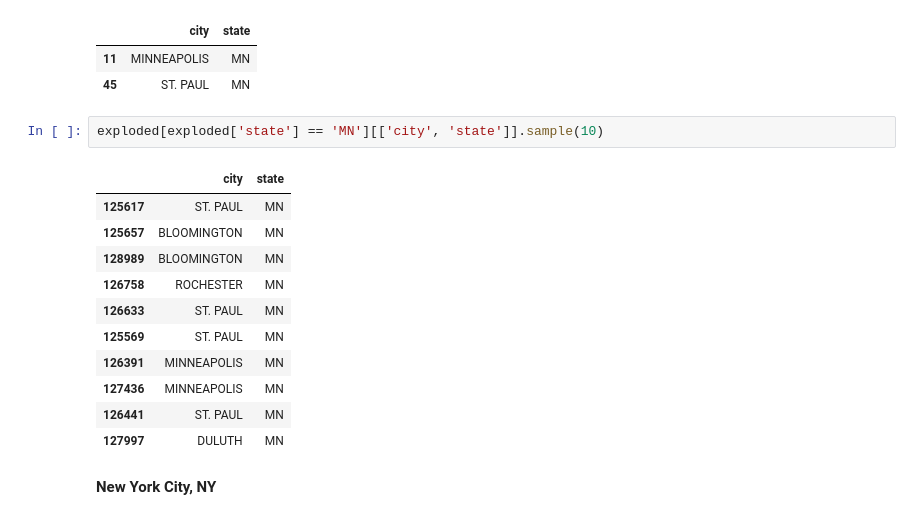
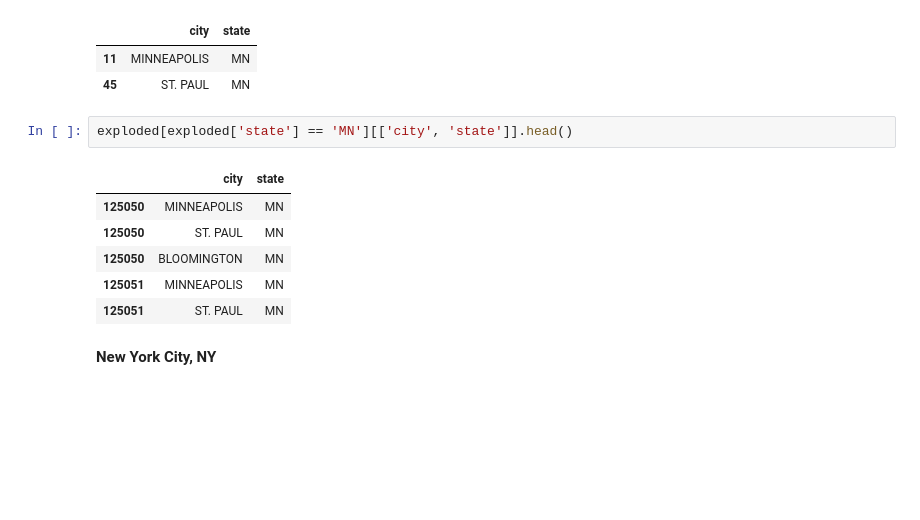
Before and after one commit to haleyej/330_final_project, a Jupyter notebook: process_data.ipynb, the cells around one changed output. Cells and saved outputs as stored; diff of their text form; blank space fills up the shorter version.

```diff
--- a/process_data.ipynb
+++ b/process_data.ipynb
@@ -99,19 +111,14 @@ happiness_df[happiness_df['state'] == 'MN'][['city', 'state']]
 | 11 | MINNEAPOLIS | MN |
 | 45 | ST. PAUL | MN |
 # %%
-exploded[exploded['state'] == 'MN'][['city', 'state']].sample(10)
+exploded[exploded['state'] == 'MN'][['city', 'state']].head()
 # %% [output]
 |  | city | state |
-| 125617 | ST. PAUL | MN |
-| 125657 | BLOOMINGTON | MN |
-| 128989 | BLOOMINGTON | MN |
-| 126758 | ROCHESTER | MN |
-| 126633 | ST. PAUL | MN |
-| 125569 | ST. PAUL | MN |
-| 126391 | MINNEAPOLIS | MN |
-| 127436 | MINNEAPOLIS | MN |
-| 126441 | ST. PAUL | MN |
-| 127997 | DULUTH | MN |
+| 125050 | MINNEAPOLIS | MN |
+| 125050 | ST. PAUL | MN |
+| 125050 | BLOOMINGTON | MN |
+| 125051 | MINNEAPOLIS | MN |
+| 125051 | ST. PAUL | MN |
 # %% [markdown]
 <p><b>New York City, NY</b></p>
 # %%
```
Also changed, not shown: parts of 22 cells of this notebook.
